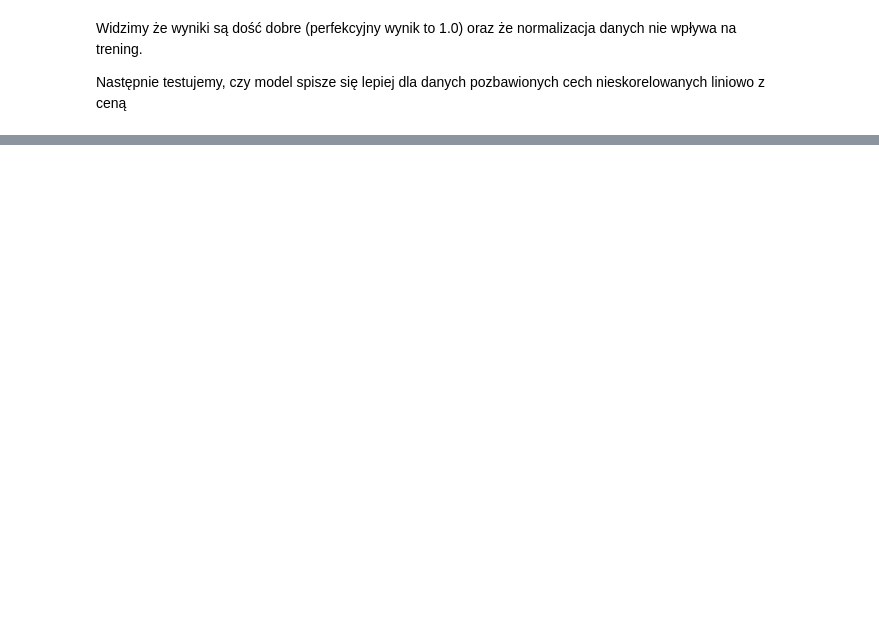
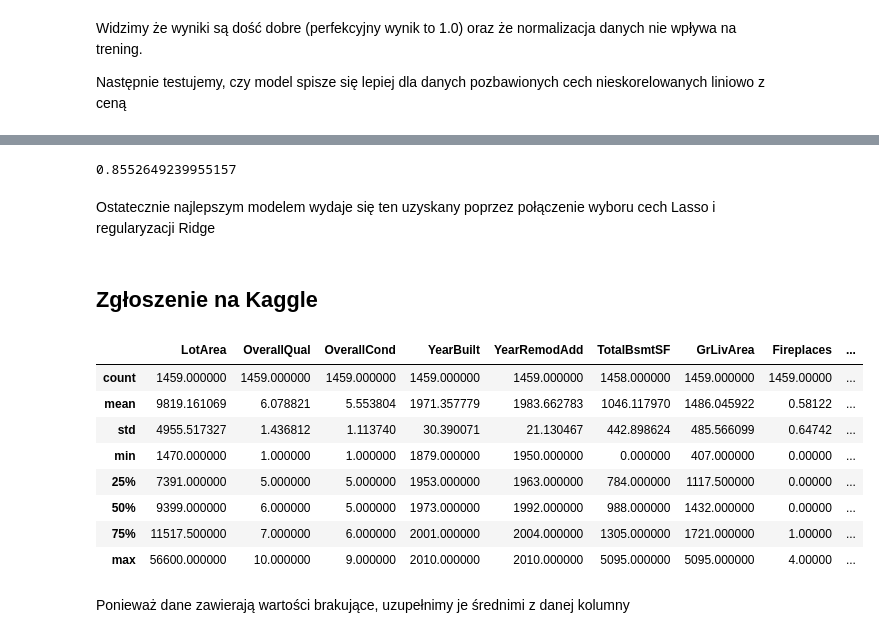
Before and after one commit to klasocki/mownit, a Jupyter notebook: Lab7-RidgeLasso.ipynb, the cells around one changed output, grey strips where cells are left out. Cells and saved outputs as stored; diff of their text form; code cells hidden in the pictures; blank space fills up the shorter version.

Commit message:
Add Lasso and Ridge regression submit predictions to Kaggle

```diff
--- a/Lab7-RidgeLasso.ipynb
+++ b/Lab7-RidgeLasso.ipynb
@@ -299,5 +299,5 @@ Dodatkowo następujące zmienne poddamy weryfikacji ze względu na możliwą zal
 # %%
-train_data = train_data.drop(['GarageCars', 'TotRmsAbvGrd', 'BedroomAbvGr', 'MoSold', 'KitchenAbvGr'], 'columns')
+train_data = train_data.drop(['GarageCars', 'TotRmsAbvGrd', 'BedroomAbvGr', 'MoSold', 'KitchenAbvGr', 'BsmtUnfSF'], 'columns')
 # %%
 train_data.shape
 # %% [output]
@@ -442,0 +570,4 @@ Dimension 3, less features, score: 0.8104215588090463
+# %%
+X_train_dropped = X_train.drop(['WoodDeckSF', 'FullBath'], 'columns')
+X_valid_dropped = X_valid.drop(['WoodDeckSF', 'FullBath'], 'columns')
+X_test_dropped = X_test.drop(['WoodDeckSF', 'FullBath'], 'columns')
@@ -442,0 +646,8 @@ Dimension 3, less features, score: 0.8104215588090463
+# %%
+best_ridge_polyreg.score(X_test_dropped, y_test)
+# %% [output]
+0.8552649239955157
+# %% [markdown]
+Ostatecznie najlepszym modelem wydaje się ten uzyskany poprzez połączenie wyboru cech Lasso i regularyzacji Ridge
+# %% [markdown]
+## Zgłoszenie na Kaggle
@@ -442,0 +656,18 @@ Dimension 3, less features, score: 0.8104215588090463
+# %%
+columns = list(X_train_dropped.columns)
+columns.append('Id')
+submission_data = pd.read_csv("data/test.csv")[columns]
+# %%
+submission_data.describe()
+# %% [output]
+|  | LotArea | OverallQual | OverallCond | YearBuilt | YearRemodAdd | TotalBsmtSF | GrLivArea | Fireplaces | ... |
+| count | 1459.000000 | 1459.000000 | 1459.000000 | 1459.000000 | 1459.000000 | 1458.000000 | 1459.000000 | 1459.00000 | ... |
+| mean | 9819.161069 | 6.078821 | 5.553804 | 1971.357779 | 1983.662783 | 1046.117970 | 1486.045922 | 0.58122 | ... |
+| std | 4955.517327 | 1.436812 | 1.113740 | 30.390071 | 21.130467 | 442.898624 | 485.566099 | 0.64742 | ... |
+| min | 1470.000000 | 1.000000 | 1.000000 | 1879.000000 | 1950.000000 | 0.000000 | 407.000000 | 0.00000 | ... |
+| 25% | 7391.000000 | 5.000000 | 5.000000 | 1953.000000 | 1963.000000 | 784.000000 | 1117.500000 | 0.00000 | ... |
+| 50% | 9399.000000 | 6.000000 | 5.000000 | 1973.000000 | 1992.000000 | 988.000000 | 1432.000000 | 0.00000 | ... |
+| 75% | 11517.500000 | 7.000000 | 6.000000 | 2001.000000 | 2004.000000 | 1305.000000 | 1721.000000 | 1.00000 | ... |
+| max | 56600.000000 | 10.000000 | 9.000000 | 2010.000000 | 2010.000000 | 5095.000000 | 5095.000000 | 4.00000 | ... |
+# %% [markdown]
+Ponieważ dane zawierają wartości brakujące, uzupełnimy je średnimi z danej kolumny
```
Also changed, not shown: parts of 47 cells of this notebook.
